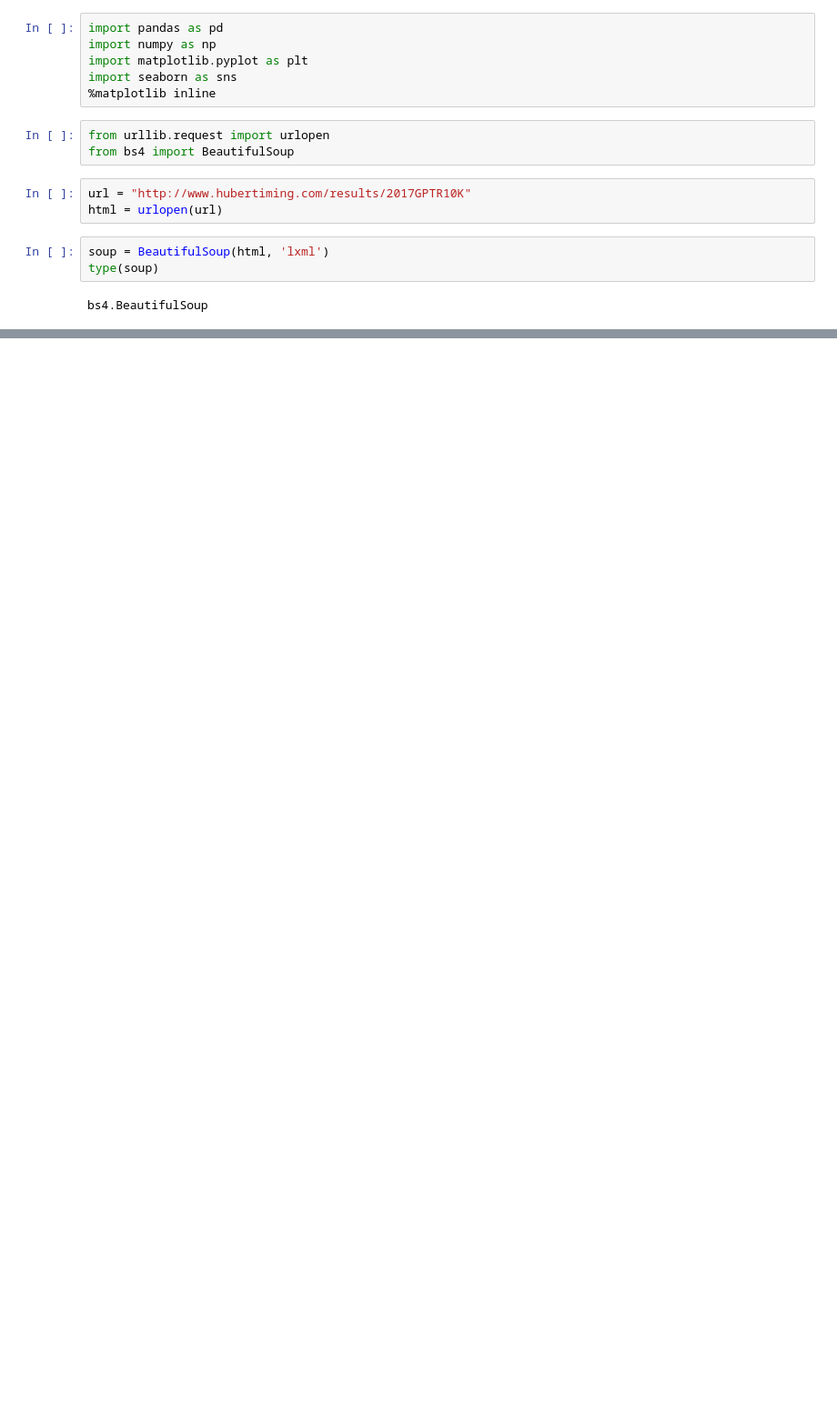
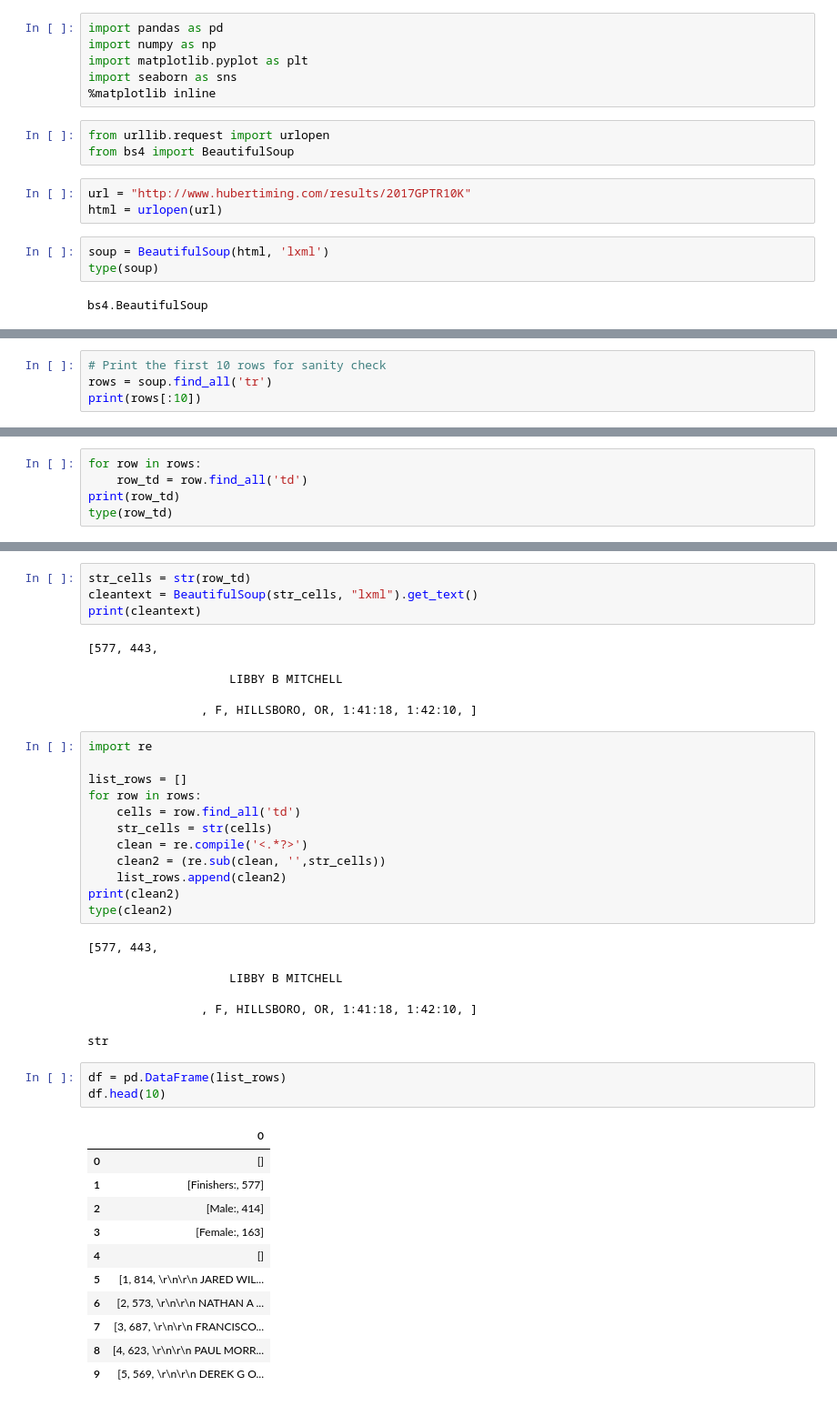
Before and after one commit to JosephJ7/crimedetection-AYS, a Jupyter notebook: test.ipynb, the cells around one changed output, grey strips where cells are left out. Shown at 91% size. Cells and saved outputs as stored; diff of their text form; blank space fills up the shorter version.

```diff
--- a/test.ipynb
+++ b/test.ipynb
@@ -37,0 +74,4 @@ soup
+# %%
+# Print the first 10 rows for sanity check
+rows = soup.find_all('tr')
+print(rows[:10])
@@ -37,0 +96,5 @@ soup
+# %%
+for row in rows:
+    row_td = row.find_all('td')
+print(row_td)
+type(row_td)
@@ -37,0 +108,44 @@ soup
+# %%
+str_cells = str(row_td)
+cleantext = BeautifulSoup(str_cells, "lxml").get_text()
+print(cleantext)
+# %% [output]
+[577, 443,
+
+                    LIBBY B MITCHELL
+
+                , F, HILLSBORO, OR, 1:41:18, 1:42:10, ]
+# %%
+import re
+
+list_rows = []
+for row in rows:
+    cells = row.find_all('td')
+    str_cells = str(cells)
+    clean = re.compile('<.*?>')
+    clean2 = (re.sub(clean, '',str_cells))
+    list_rows.append(clean2)
+print(clean2)
+type(clean2)
+# %% [output]
+[577, 443,
+
+                    LIBBY B MITCHELL
+
+                , F, HILLSBORO, OR, 1:41:18, 1:42:10, ]
+str
+# %%
+df = pd.DataFrame(list_rows)
+df.head(10)
+# %% [output]
+|  | 0 |
+| 0 | [] |
+| 1 | [Finishers:, 577] |
+| 2 | [Male:, 414] |
+| 3 | [Female:, 163] |
+| 4 | [] |
+| 5 | [1, 814, \r\n\r\n JARED WIL... |
+| 6 | [2, 573, \r\n\r\n NATHAN A ... |
+| 7 | [3, 687, \r\n\r\n FRANCISCO... |
+| 8 | [4, 623, \r\n\r\n PAUL MORR... |
+| 9 | [5, 569, \r\n\r\n DEREK G O... |
```
Also changed, not shown: parts of 6 cells of this notebook.
